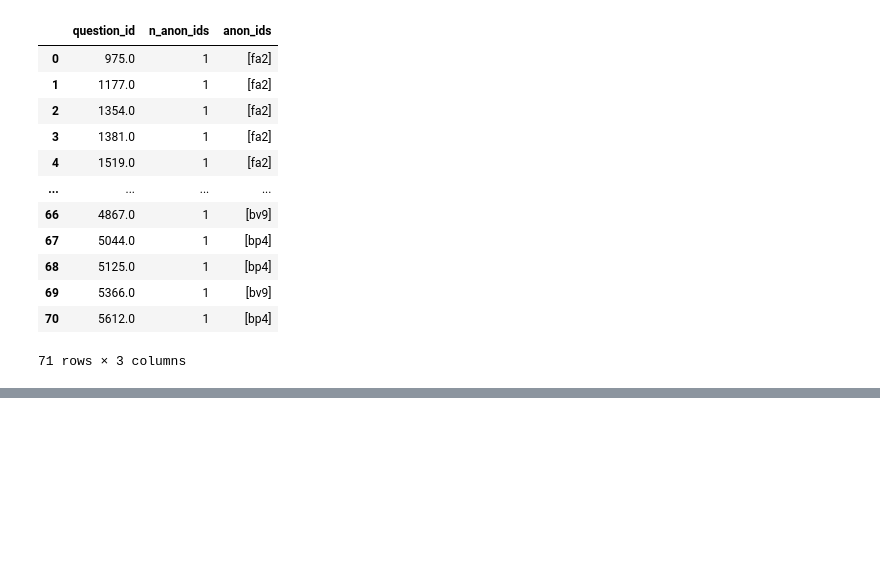
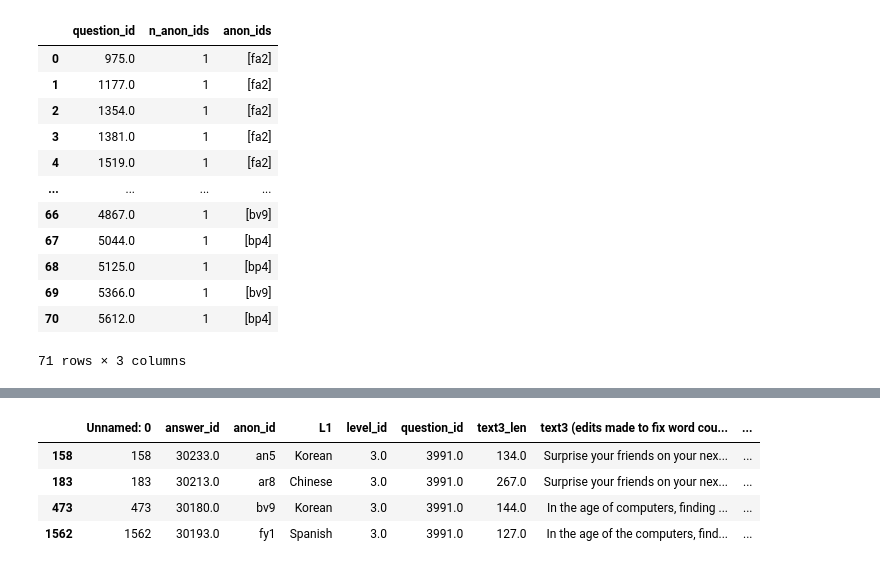
Before and after one commit to mencer456/LRDC-Research, a Jupyter notebook: reframing loose dataset.ipynb, the cells around one changed output, grey strips where cells are left out. Cells and saved outputs as stored; diff of their text form; code cells hidden in the pictures; blank space fills up the shorter version.

```diff
--- a/reframing loose dataset.ipynb
+++ b/reframing loose dataset.ipynb
@@ -459,0 +466,8 @@ qgroup_ids35.query('n_anon_ids>1')
+# %%
+df.query('question_id==3991')
+# %% [output]
+|  | Unnamed: 0 | answer_id | anon_id | L1 | level_id | question_id | text3_len | text3 (edits made to fix word cou... | ... |
+| 158 | 158 | 30233.0 | an5 | Korean | 3.0 | 3991.0 | 134.0 | Surprise your friends on your nex... | ... |
+| 183 | 183 | 30213.0 | ar8 | Chinese | 3.0 | 3991.0 | 267.0 | Surprise your friends on your nex... | ... |
+| 473 | 473 | 30180.0 | bv9 | Korean | 3.0 | 3991.0 | 144.0 | In the age of computers, finding ... | ... |
+| 1562 | 1562 | 30193.0 | fy1 | Spanish | 3.0 | 3991.0 | 127.0 | In the age of the computers, find... | ... |
```
Also changed, not shown: parts of 6 cells of this notebook, 2 other files.
